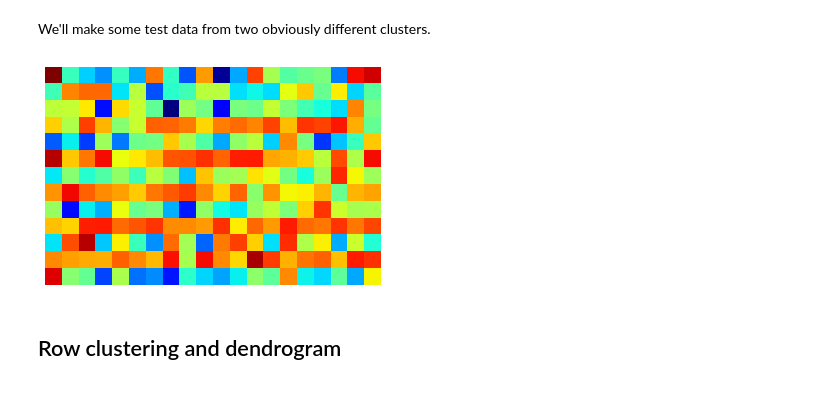
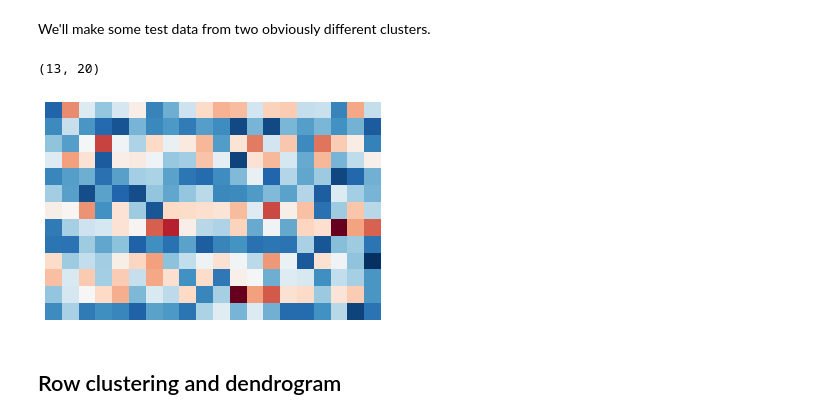
Before and after one commit to ucsd-scientific-python/user-group, a Jupyter notebook: presentations/20131016/hierarchical_clustering_heatmaps_gridspec.ipynb, the cells around one changed output. Drawn from its saved outputs; the diff is of its cells as text; code cells hidden in the pictures.

```diff
--- a/presentations/20131016/hierarchical_clustering_heatmaps_gridspec.ipynb
+++ b/presentations/20131016/hierarchical_clustering_heatmaps_gridspec.ipynb
@@ -53,13 +55,17 @@ for i in range(8):
 # permute test data and make dataframe
 testA = array(testL)[random.permutation(range(len(testL)))]
 testDF = pd.DataFrame(testA)
+# %%
+testDF.shape
+# %% [output]
+(13, 20)
 # %%
 # look at raw data
-axi = imshow(testDF,interpolation='nearest')
+axi = imshow(testDF,interpolation='nearest',cmap=cm.RdBu)
 ax = axi.get_axes()
 clean_axis(ax)
 # %% [output]
-[figure, old version]
+[figure, new version]
 # %% [markdown]
 ## Row clustering and dendrogram
 # %%
```
Also changed, not shown: parts of 16 cells of this notebook.
